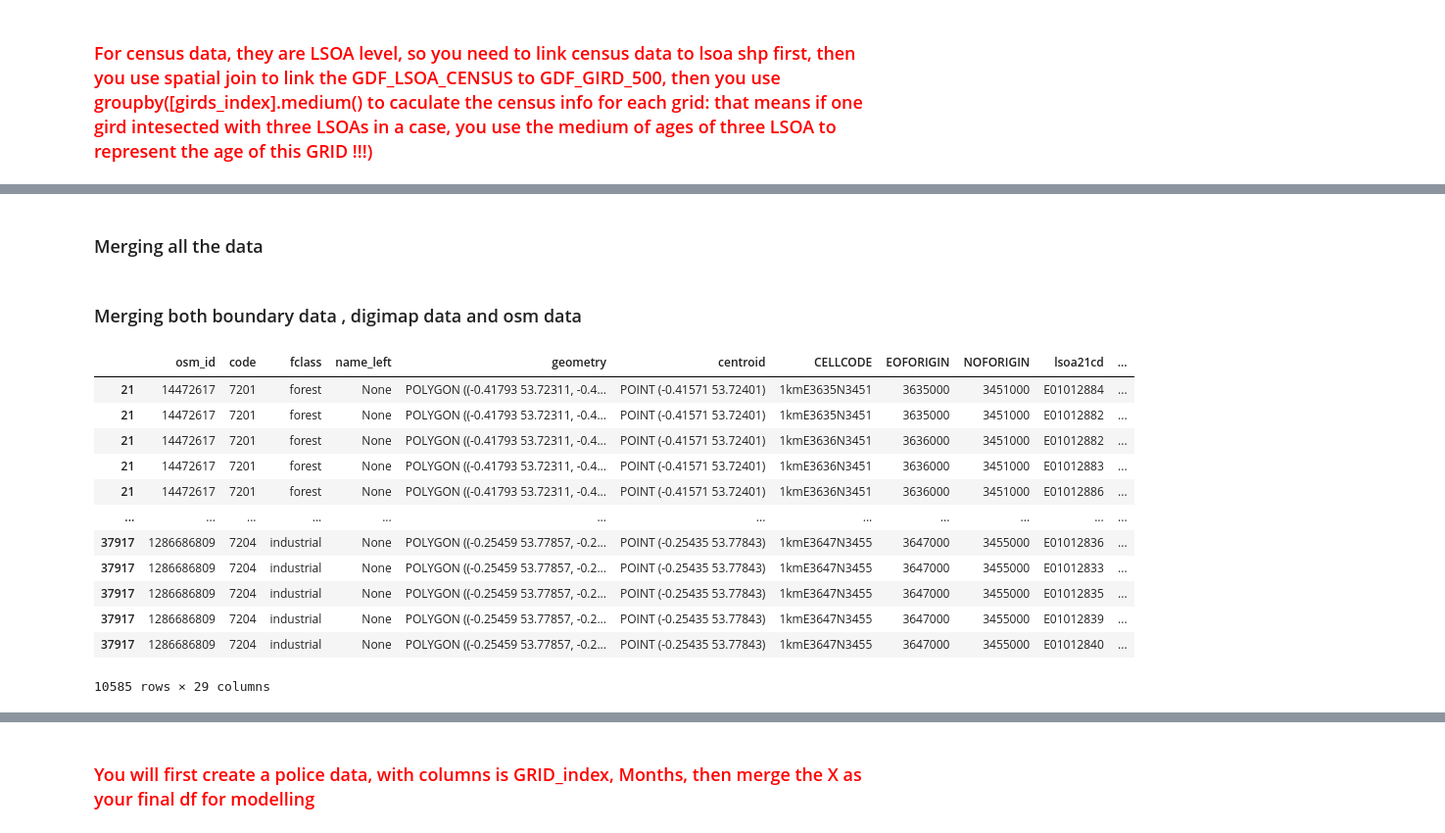
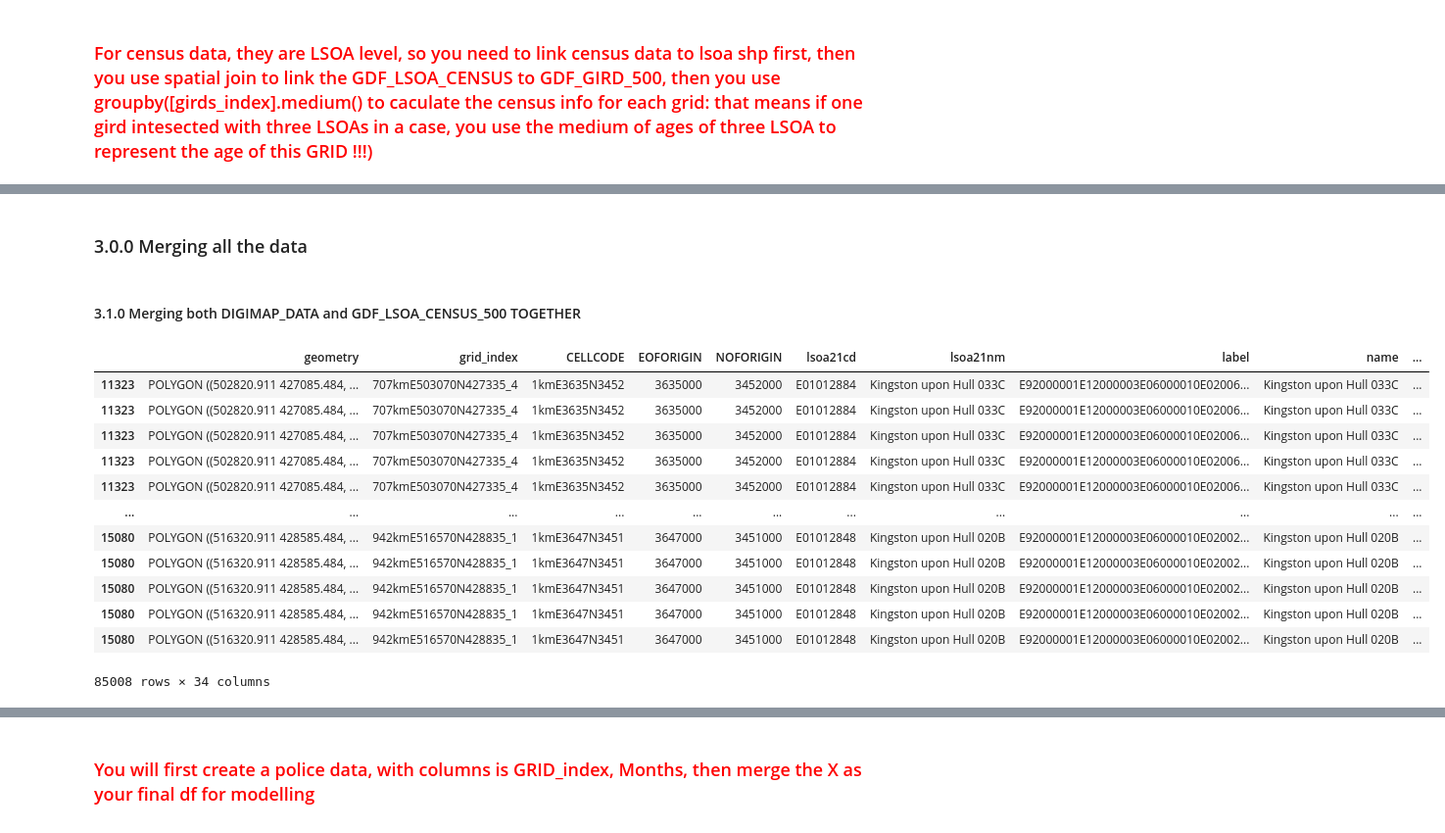
Before and after one commit to Demmynile/crime-prediction, a Jupyter notebook: Crime-Prediction.ipynb, the cells around one changed output, grey strips where cells are left out. Shown at 98% size. Drawn from its saved outputs; the diff is of its cells as text; code cells hidden in the pictures.

```diff
--- a/Crime-Prediction.ipynb
+++ b/Crime-Prediction.ipynb
@@ -1417,0 +1405,3 @@ census_df
+# %%
+census_df = census_data[census_data['Lower layer Super Output Areas'].str.contains('Hull')]
+census_df
@@ -1472,0 +1492,6 @@ digimap_data_hull_df.plot()
+# %%
+# Merge LSOA shapefile with census data
+GDF_LSOA_CENSUS = merge_census_with_lsoa(census_df, hull_grid_all)
+
+# Display the result (optional)
+GDF_LSOA_CENSUS
@@ -1472,0 +1514,12 @@ digimap_data_hull_df.plot()
+# %%
+# putting them in the same crs
+GDF_GRID_500 = GDF_GRID_500.to_crs(epsg=27700)
+GDF_LSOA_CENSUS = GDF_LSOA_CENSUS.to_crs(epsg=27700)
+
+# Join the two geodataframe together
+GDF_LSOA_CENSUS_500 = gpd.sjoin(GDF_GRID_500, GDF_LSOA_CENSUS, how="inner", op="intersects")
+
+# Drop the extra columns added by the spatial join
+GDF_LSOA_CENSUS_500 = GDF_LSOA_CENSUS_500.drop(columns=['index_right'])
+
+GDF_LSOA_CENSUS_500
@@ -1473,41 +1573,32 @@ digimap_data_hull_df.plot()
 # %% [markdown]
-### Merging all the data
+### 3.0.0 Merging all the data
 # %% [markdown]
-### Merging both boundary data , digimap data and osm data
+#### 3.1.0 Merging both DIGIMAP_DATA and GDF_LSOA_CENSUS_500 TOGETHER
 # %%
-# Writing a code that would measure all
+# Writing a code that would merge independent variable data together
 
-target_crs = 'EPSG:4326'
-
-hull_grid_all = hull_grid_all.to_crs(target_crs)
-digimap_data_hull_df = digimap_data_hull_df.to_crs(target_crs)
-osm_df = osm_df.to_crs(target_crs)
+digimap_data_hull_df = digimap_data_hull_df.to_crs(epsg=27700)
+GDF_LSOA_CENSUS_500 = GDF_LSOA_CENSUS_500.to_crs(epsg=27700)
 
 # Join digimap data and  boundary data
-digi_grid_data = gpd.sjoin(hull_grid_all, digimap_data_hull_df, how="inner", op="intersects")
+x_data = gpd.sjoin(GDF_LSOA_CENSUS_500 , digimap_data_hull_df, how="inner", op="intersects")
 
 # Drop the extra columns added by the spatial join
-digi_grid_data = digi_grid_data.drop(columns=['index_right'])
+x_data = x_data.drop(columns=['index_right'])
 
-# Join the result with osm data
-digi_grid_osm = gpd.sjoin(osm_df, digi_grid_data, how="inner", op="intersects")
-
-# Drop the extra columns added by the spatial join
-digi_grid_osm = digi_grid_osm.drop(columns=['index_right'])
-
-digi_grid_osm
+x_data
 # %% [output]
-|  | osm_id | code | fclass | name_left | geometry | centroid | CELLCODE | EOFORIGIN | NOFORIGIN | lsoa21cd | ... |
-| 21 | 14472617 | 7201 | forest | None | POLYGON ((-0.41793 53.72311, -0.4... | POINT (-0.41571 53.72401) | 1kmE3635N3451 | 3635000 | 3451000 | E01012884 | ... |
-| 21 | 14472617 | 7201 | forest | None | POLYGON ((-0.41793 53.72311, -0.4... | POINT (-0.41571 53.72401) | 1kmE3635N3451 | 3635000 | 3451000 | E01012882 | ... |
-| 21 | 14472617 | 7201 | forest | None | POLYGON ((-0.41793 53.72311, -0.4... | POINT (-0.41571 53.72401) | 1kmE3636N3451 | 3636000 | 3451000 | E01012882 | ... |
-| 21 | 14472617 | 7201 | forest | None | POLYGON ((-0.41793 53.72311, -0.4... | POINT (-0.41571 53.72401) | 1kmE3636N3451 | 3636000 | 3451000 | E01012883 | ... |
-| 21 | 14472617 | 7201 | forest | None | POLYGON ((-0.41793 53.72311, -0.4... | POINT (-0.41571 53.72401) | 1kmE3636N3451 | 3636000 | 3451000 | E01012886 | ... |
-| ... | ... | ... | ... | ... | ... | ... | ... | ... | ... | ... | ... |
-| 37917 | 1286686809 | 7204 | industrial | None | POLYGON ((-0.25459 53.77857, -0.2... | POINT (-0.25435 53.77843) | 1kmE3647N3455 | 3647000 | 3455000 | E01012836 | ... |
-| 37917 | 1286686809 | 7204 | industrial | None | POLYGON ((-0.25459 53.77857, -0.2... | POINT (-0.25435 53.77843) | 1kmE3647N3455 | 3647000 | 3455000 | E01012833 | ... |
-| 37917 | 1286686809 | 7204 | industrial | None | POLYGON ((-0.25459 53.77857, -0.2... | POINT (-0.25435 53.77843) | 1kmE3647N3455 | 3647000 | 3455000 | E01012835 | ... |
-| 37917 | 1286686809 | 7204 | industrial | None | POLYGON ((-0.25459 53.77857, -0.2... | POINT (-0.25435 53.77843) | 1kmE3647N3455 | 3647000 | 3455000 | E01012839 | ... |
-| 37917 | 1286686809 | 7204 | industrial | None | POLYGON ((-0.25459 53.77857, -0.2... | POINT (-0.25435 53.77843) | 1kmE3647N3455 | 3647000 | 3455000 | E01012840 | ... |
+|  | geometry | grid_index | CELLCODE | EOFORIGIN | NOFORIGIN | lsoa21cd | lsoa21nm | label | name | ... |
+| 11323 | POLYGON ((502820.911 427085.484, ... | 707kmE503070N427335_4 | 1kmE3635N3452 | 3635000 | 3452000 | E01012884 | Kingston upon Hull 033C | E92000001E12000003E06000010E02006... | Kingston upon Hull 033C | ... |
+| 11323 | POLYGON ((502820.911 427085.484, ... | 707kmE503070N427335_4 | 1kmE3635N3452 | 3635000 | 3452000 | E01012884 | Kingston upon Hull 033C | E92000001E12000003E06000010E02006... | Kingston upon Hull 033C | ... |
+| 11323 | POLYGON ((502820.911 427085.484, ... | 707kmE503070N427335_4 | 1kmE3635N3452 | 3635000 | 3452000 | E01012884 | Kingston upon Hull 033C | E92000001E12000003E06000010E02006... | Kingston upon Hull 033C | ... |
+| 11323 | POLYGON ((502820.911 427085.484, ... | 707kmE503070N427335_4 | 1kmE3635N3452 | 3635000 | 3452000 | E01012884 | Kingston upon Hull 033C | E92000001E12000003E06000010E02006... | Kingston upon Hull 033C | ... |
+| 11323 | POLYGON ((502820.911 427085.484, ... | 707kmE503070N427335_4 | 1kmE3635N3452 | 3635000 | 3452000 | E01012884 | Kingston upon Hull 033C | E92000001E12000003E06000010E02006... | Kingston upon Hull 033C | ... |
+| ... | ... | ... | ... | ... | ... | ... | ... | ... | ... | ... |
+| 15080 | POLYGON ((516320.911 428585.484, ... | 942kmE516570N428835_1 | 1kmE3647N3451 | 3647000 | 3451000 | E01012848 | Kingston upon Hull 020B | E92000001E12000003E06000010E02002... | Kingston upon Hull 020B | ... |
+| 15080 | POLYGON ((516320.911 428585.484, ... | 942kmE516570N428835_1 | 1kmE3647N3451 | 3647000 | 3451000 | E01012848 | Kingston upon Hull 020B | E92000001E12000003E06000010E02002... | Kingston upon Hull 020B | ... |
+| 15080 | POLYGON ((516320.911 428585.484, ... | 942kmE516570N428835_1 | 1kmE3647N3451 | 3647000 | 3451000 | E01012848 | Kingston upon Hull 020B | E92000001E12000003E06000010E02002... | Kingston upon Hull 020B | ... |
+| 15080 | POLYGON ((516320.911 428585.484, ... | 942kmE516570N428835_1 | 1kmE3647N3451 | 3647000 | 3451000 | E01012848 | Kingston upon Hull 020B | E92000001E12000003E06000010E02002... | Kingston upon Hull 020B | ... |
+| 15080 | POLYGON ((516320.911 428585.484, ... | 942kmE516570N428835_1 | 1kmE3647N3451 | 3647000 | 3451000 | E01012848 | Kingston upon Hull 020B | E92000001E12000003E06000010E02002... | Kingston upon Hull 020B | ... |
-10585 rows × 29 columns
+85008 rows × 34 columns
 # %%
```
Also changed, not shown: parts of 68 cells of this notebook, 2 other files.
